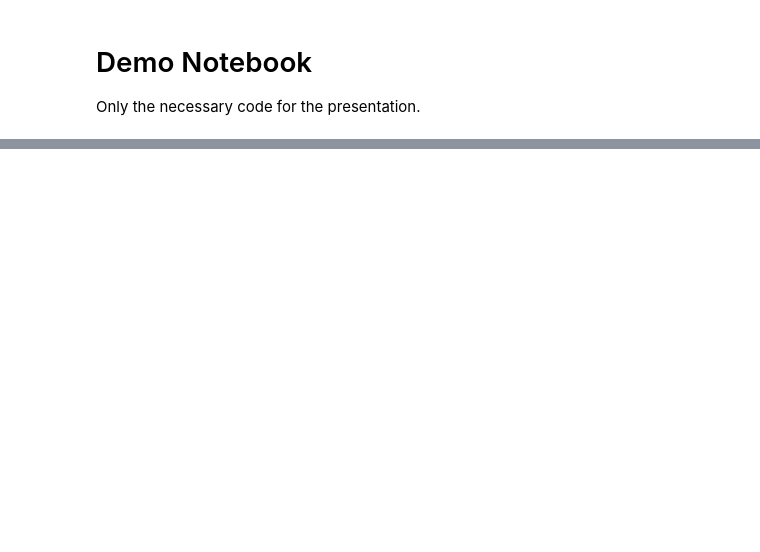
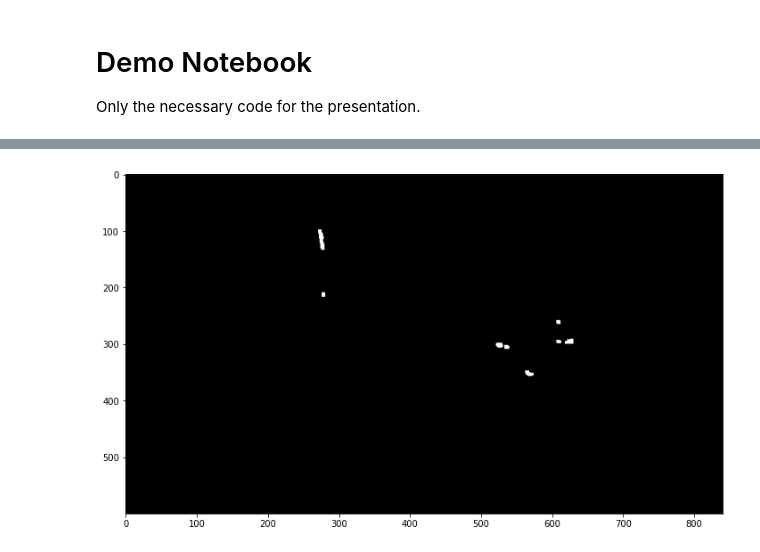
Before and after one commit to louisgevers/mobile-robotics-project, a Jupyter notebook: notebooks/demo.ipynb, the cells around one changed output, grey strips where cells are left out. Cells and saved outputs as stored; diff of their text form; code cells hidden in the pictures; blank space fills up the shorter version.

```diff
--- a/notebooks/demo.ipynb
+++ b/notebooks/demo.ipynb
@@ -32,7 +38,9 @@ draw.plot_image(mask)
 # %%
 # Pick the right red bounds
-red_bounds=vision.HSVBound(lb=np.array([170, 100, 130]), ub=np.array([180, 180, 250]))
+red_bounds=vision.HSVBound(lb=np.array([160, 150, 0]), ub=np.array([180, 255, 255]))
 mask = tools.get_color_mask(calibrated, red_bounds)
 draw.plot_image(mask)
+# %% [output]
+[figure, added]
 # %%
 # Our vision pipeline is ready to be used!
```
Also changed, not shown: parts of 7 cells of this notebook, 4 other files.
